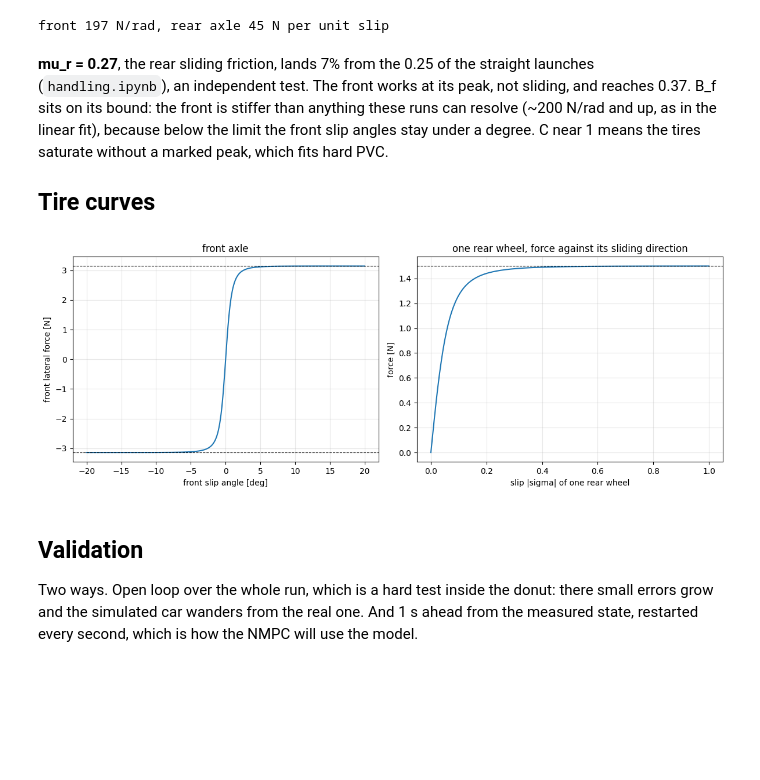
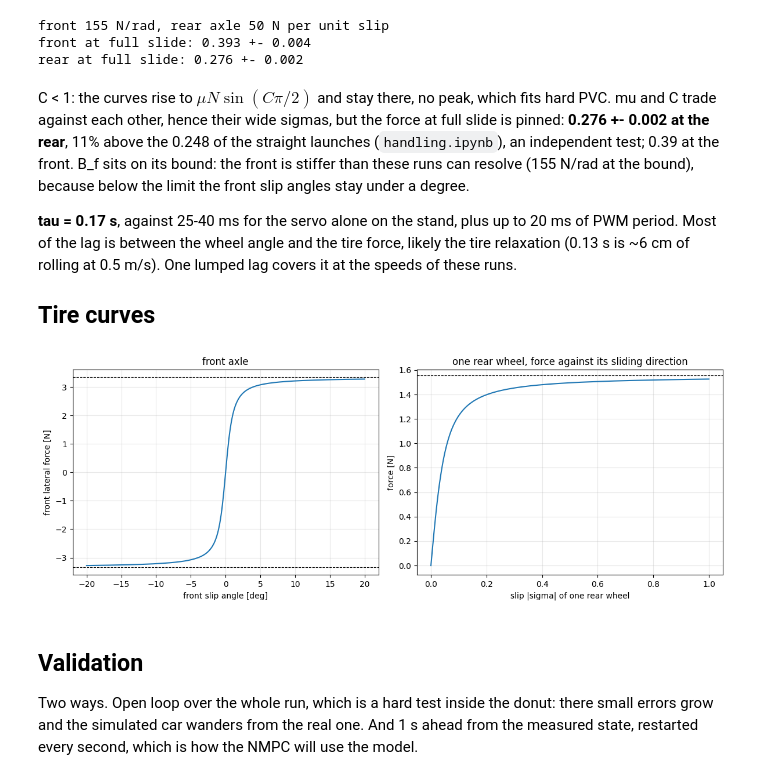
Before and after one commit to Gelminaio/drift-mpc-ackermann, a Jupyter notebook: notebooks/system_identification.ipynb, the cells around one changed output. Saved outputs shown, nothing was run; the diff lists cells and outputs as text; code cells hidden in the pictures; blank space fills up the shorter version.

Commit message:
analysis: steering map in motion, servo test, fitted lag

```diff
--- a/notebooks/system_identification.ipynb
+++ b/notebooks/system_identification.ipynb
@@ -81,0 +233,20 @@ runs = {name: load(name, *w) for name, w in WINDOWS.items()}
+# %%
+# steering map: static up to 0.35 rad (kinematic_model.ipynb, ruler above), in motion from 0.40
+in_motion = moving.groupby('cmd [rad]')['delta [deg]'].median()
+CMD = np.array([0, 0.15, 0.30, 0.35, 0.40, 0.46, 0.52])
+DEL = np.radians([0.63, 9.33, 17.83, static['delta [deg]'].iloc[0], *in_motion[[0.40, 0.46, 0.52]]])
+print('map [deg]:', np.degrees(DEL).round(2))
+
+
+def load(name, t0, t1):
+    df = pd.read_parquet(f'../data/sysid/{name}.parquet')
+    df = df[(df['t'] >= t0) & (df['t'] <= t1)].reset_index(drop=True)
+    df['vx'] = (df['v_cg'] * np.cos(np.radians(df['beta_cg']))).interpolate().bfill().ffill()
+    df['u'] = df['v_wheels'].interpolate().bfill().ffill()
+    df['delta'] = np.interp(df['cmd_steer'], CMD, DEL)
+    return df
+
+
+WINDOWS = {'id_steps': (3, 31), 'id_chirp': (3, 25.5), 'id_drift': (2.5, 15.5),
+           'val_steps': (3, 31), 'val_chirp': (3, 25.5), 'val_drift': (2.5, 15.5), 'release': (2.5, 13.8)}
+runs = {name: load(name, *w) for name, w in WINDOWS.items()}
@@ -88,14 +261,14 @@ def rear_wheel(vx, vy, u, mu, b, c):
 
 
 def rhs(x, p, vx, u, delta_cmd):
-    mu_f, bf, mu_r, br, c = p
+    mu_f, bf, mu_r, br, c, tau = p
     vy, r, d = x
     fyf = mu_f * NF * np.sin(c * np.arctan(bf * (d - np.arctan((vy + LF * r) / vx))))
     fxl, fyl = rear_wheel(vx - T / 2 * r, vy - LR * r, u, mu_r, br, c)
     fxr, fyr = rear_wheel(vx + T / 2 * r, vy - LR * r, u, mu_r, br, c)
     vy_dot = (fyf * np.cos(d) + fyl + fyr) / M - vx * r
     r_dot = (LF * fyf * np.cos(d) - LR * (fyl + fyr) + T / 2 * (fxr - fxl)) / IZ
-    return np.array([vy_dot, r_dot, (delta_cmd - d) / TAU])
+    return np.array([vy_dot, r_dot, (delta_cmd - d) / tau])
 
 
 def simulate(p, df, h=0.002):
@@ -145,13 +318,13 @@ def residuals(p, dfs):
 
 
 ids = [runs['id_steps'], runs['id_chirp'], runs['id_drift']]
-fit = least_squares(residuals, [0.4, 15, 0.25, 15, 1.0], args=(ids,),
-                    bounds=([0.05, 0.5, 0.05, 0.5, 0.5], [1.5, 60, 1.5, 60, 2.0]),
-                    x_scale=[0.1, 5, 0.1, 5, 0.2], diff_step=1e-3)
+fit = least_squares(residuals, [0.4, 15, 0.25, 15, 1.0, 0.1], args=(ids,),
+                    bounds=([0.05, 0.5, 0.05, 0.5, 0.5, 0.02], [1.5, 60, 1.5, 60, 2.0, 0.5]),
+                    x_scale=[0.1, 5, 0.1, 5, 0.2, 0.03], diff_step=1e-3)
 p = fit.x
 cov = np.linalg.pinv(fit.jac.T @ fit.jac) * 2 * fit.cost / (len(fit.fun) - len(p))
 params = pd.DataFrame({'value': p, '1 sigma': np.sqrt(np.diag(cov))},
-                      index=['mu_f', 'B_f', 'mu_r', 'B_r', 'C']).round(3)
+                      index=['mu_f', 'B_f', 'mu_r', 'B_r', 'C', 'tau']).round(3)
 params
 # %% [output]
 |  | value | 1 sigma |
@@ -163,38 +337,54 @@ params
 # %%
 # cornering stiffness at zero slip: dF/dalpha = mu N B C
 print(f"front {p[0] * NF * p[1] * p[4]:.0f} N/rad, rear axle {p[2] * NR * p[3] * p[4]:.0f} N per unit slip")
+
+# with C < 1 there is no peak, the force tends to mu N sin(C pi/2) at full slide
+for name, i in [('front', 0), ('rear', 2)]:
+    grad = np.zeros(len(p))
+    grad[i] = np.sin(p[4] * np.pi / 2)
+    grad[4] = p[i] * np.cos(p[4] * np.pi / 2) * np.pi / 2
+    print(f"{name} at full slide: {p[i] * np.sin(p[4] * np.pi / 2):.3f} +- {np.sqrt(grad @ cov @ grad):.3f}")
 # %% [output]
-front 197 N/rad, rear axle 45 N per unit slip
+front 155 N/rad, rear axle 50 N per unit slip
+front at full slide: 0.393 +- 0.004
+rear at full slide: 0.276 +- 0.002
 # %% [markdown]
-**mu_r = 0.27**, the rear sliding friction, lands 7% from the 0.25 of the
-straight launches (`handling.ipynb`), an independent test. The front works at its
-peak, not sliding, and reaches 0.37. B_f sits on its bound: the front is stiffer
-than anything these runs can resolve (~200 N/rad and up, as in the linear fit),
-because below the limit the front slip angles stay under a degree. C near 1
-means the tires saturate without a marked peak, which fits hard PVC.
+C < 1: the curves rise to $\mu N \sin(C\pi/2)$ and stay there, no peak, which
+fits hard PVC. mu and C trade against each other, hence their wide sigmas, but the
+force at full slide is pinned: **0.276 +- 0.002 at the rear**, 11% above the 0.248
+of the straight launches (`handling.ipynb`), an independent test; 0.39 at the
+front. B_f sits on its bound: the front is stiffer than these runs can resolve
+(155 N/rad at the bound), because below the limit the front slip angles stay
+under a degree.
+
+**tau = 0.17 s**, against 25-40 ms for the servo alone on the stand, plus up to
+20 ms of PWM period. Most of the lag is between the wheel angle and the tire
+force, likely the tire relaxation (0.13 s is ~6 cm of rolling at 0.5 m/s). One
+lumped lag covers it at the speeds of these runs.
 
 ## Tire curves
 # %%
 fig, ax = plt.subplots(1, 2, figsize=(12, 4.5))
 a = np.radians(np.linspace(-20, 20, 400))
 ax[0].plot(np.degrees(a), p[0] * NF * np.sin(p[4] * np.arctan(p[1] * a)))
-ax[0].axhline(p[0] * NF, ls='--', color='k', lw=0.8)
-ax[0].axhline(-p[0] * NF, ls='--', color='k', lw=0.8)
+full = np.sin(p[4] * np.pi / 2)
+ax[0].axhline(p[0] * NF * full, ls='--', color='k', lw=0.8)
+ax[0].axhline(-p[0] * NF * full, ls='--', color='k', lw=0.8)
 ax[0].set_xlabel('front slip angle [deg]')
 ax[0].set_ylabel('front lateral force [N]')
 ax[0].set_title('front axle')
 s = np.linspace(0, 1, 400)
 ax[1].plot(s, p[2] * NR / 2 * np.sin(p[4] * np.arctan(p[3] * s)))
-ax[1].axhline(p[2] * NR / 2, ls='--', color='k', lw=0.8)
+ax[1].axhline(p[2] * NR / 2 * full, ls='--', color='k', lw=0.8)
 ax[1].set_xlabel('slip |sigma| of one rear wheel')
 ax[1].set_ylabel('force [N]')
 ax[1].set_title('one rear wheel, force against its sliding direction')
 for x in ax:
     x.grid(alpha=0.3)
 plt.tight_layout()
 plt.show()
 # %% [output]
-[figure, old version]
+[figure, new version]
 # %% [markdown]
 ## Validation
 
```
Also changed, not shown: parts of 17 cells of this notebook.
